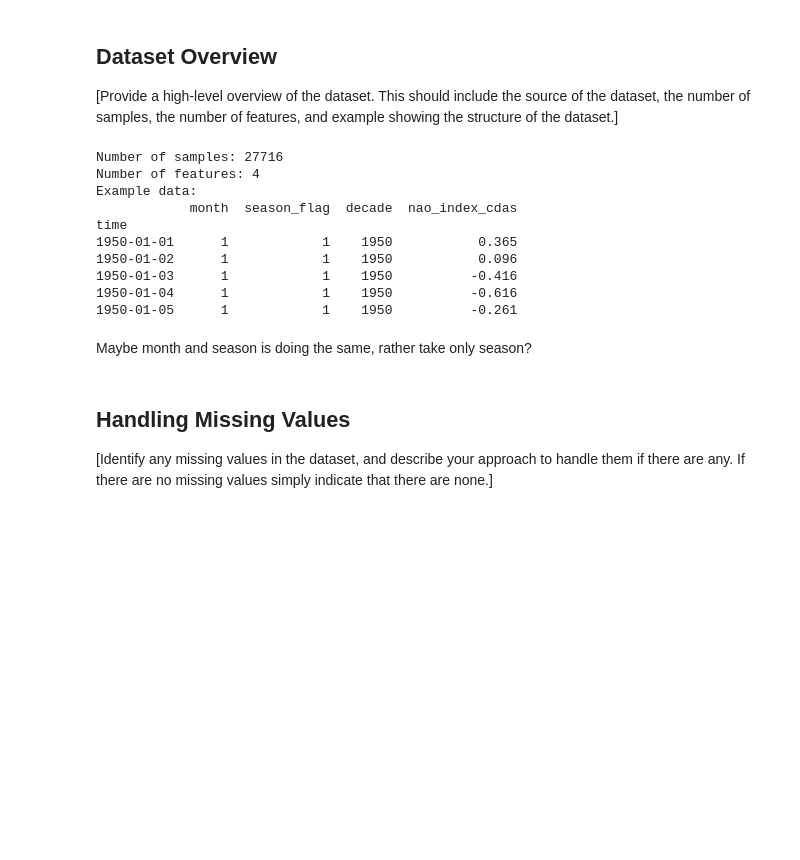
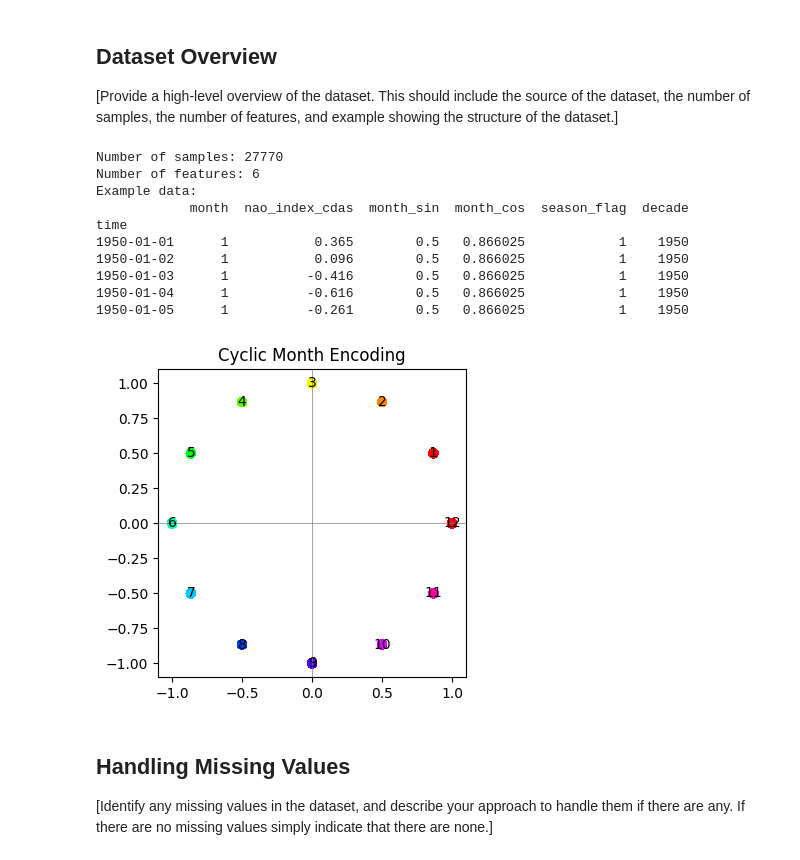
Before and after one commit to Zephyrsfisch/NAO-Prediction, a Jupyter notebook: 1_DatasetCharacteristics/exploratory_data_analysis.ipynb, the cells around one changed output. Drawn from its saved outputs; the diff is of its cells as text; code cells hidden in the pictures; blank space fills up the shorter version.

```diff
--- a/1_DatasetCharacteristics/exploratory_data_analysis.ipynb
+++ b/1_DatasetCharacteristics/exploratory_data_analysis.ipynb
@@ -21,33 +21,29 @@ import seaborn as sns
 
 [Provide a high-level overview of the dataset. This should include the source of the dataset, the number of samples, the number of features, and example showing the structure of the dataset.]
 # %%
-# Load the data
 
+# Load the NAO daily dataset
 url = "https://ftp.cpc.ncep.noaa.gov/cwlinks/norm.daily.nao.cdas.z500.19500101_current.csv"
 df = pd.read_csv(url)
 
-# make time nicer
-df['time'] = pd.to_datetime(df[['year','month','day']]) #make a nicer date
+# Clean and index time
+df['time'] = pd.to_datetime(df[['year','month','day']])
 df = df.set_index('time')
 
-#features: seasons, decade, more decades?
+# cyclic encoding
+df["month_sin"] = np.sin(2 * np.pi * df["month"] / 12)
+df["month_cos"] = np.cos(2 * np.pi * df["month"] / 12)
 
-#seasons
-#winter: 11-4 (positiv), summer: 5-10 (negativ) -> defined like this by looking in the seasonality
-# Define winter and summer using +1 / -1
+# Feature Engineering: Seasonality and Decades
+# Winter (Nov-Apr) vs Summer (May-Oct)
 winter_months = {11, 12, 1, 2, 3, 4}
 df['season_flag'] = df['month'].apply(lambda m: 1 if m in winter_months else -1)
-# Put 'season_flag' right after 'month'
-df.insert(3, 'season_flag', df.pop('season_flag'))
+df['decade'] = df['year'] // 10 * 10
 
-#decade
-df['decade'] = df['year'] // 10 * 10
-df.insert(4, 'decade', df.pop('decade'))
-
-# drop day, year
+# Drop redundant columns
 df.drop(columns=['day', 'year'], inplace=True)
 
-#make xarray out of this
+# Convert to xarray for professional climate data handling
 ds = xr.Dataset.from_dataframe(df)
 
 # Number of samples
@@ -64,18 +60,33 @@ print(f"Number of features: {num_features}")
 print("Example data:")
 print(df.head())
 # %% [output]
-Number of samples: 27716
-Number of features: 4
+Number of samples: 27770
+Number of features: 6
 Example data:
-            month  season_flag  decade  nao_index_cdas
+            month  nao_index_cdas  month_sin  month_cos  season_flag  decade
 time
-1950-01-01      1            1    1950           0.365
-1950-01-02      1            1    1950           0.096
-1950-01-03      1            1    1950          -0.416
-1950-01-04      1            1    1950          -0.616
-1950-01-05      1            1    1950          -0.261
+1950-01-01      1           0.365        0.5   0.866025            1    1950
+1950-01-02      1           0.096        0.5   0.866025            1    1950
+1950-01-03      1          -0.416        0.5   0.866025            1    1950
+1950-01-04      1          -0.616        0.5   0.866025            1    1950
+1950-01-05      1          -0.261        0.5   0.866025            1    1950
-# %% [markdown]
-Maybe month and season is doing the same, rather take only season?
+# %%
+import matplotlib.pyplot as plt
+
+plt.figure(figsize=(4, 4))
+plt.scatter(df["month_cos"], df["month_sin"], c=df["month"], cmap="hsv")
+for m in range(1, 13):
+    x = np.cos(2 * np.pi * m / 12)
+    y = np.sin(2 * np.pi * m / 12)
+    plt.text(x, y, str(m), ha="center", va="center")
+
+plt.axhline(0, color="gray", lw=0.5)
+plt.axvline(0, color="gray", lw=0.5)
+plt.gca().set_aspect("equal")
+plt.title("Cyclic Month Encoding")
+plt.show()
+# %% [output]
+[figure, added]
 # %% [markdown]
 ## Handling Missing Values
 
```
Also changed, not shown: parts of 16 cells of this notebook.
